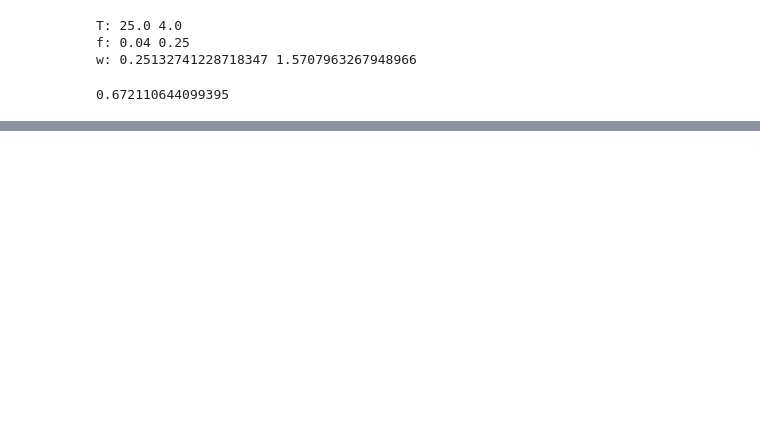
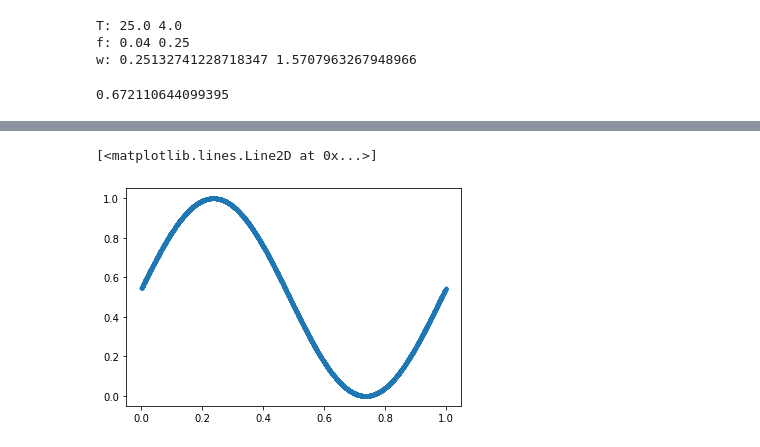
Before and after one commit to csherwood-usgs/runup, a Jupyter notebook: test_runup_funcs.ipynb, the cells around one changed output, grey strips where cells are left out. Cells and saved outputs as stored; diff of their text form; code cells hidden in the pictures; blank space fills up the shorter version.

```diff
--- a/test_runup_funcs.ipynb
+++ b/test_runup_funcs.ipynb
@@ -60,0 +100,9 @@ print(R2IPA)
+# %%
+phase_err_std = -4.8
+#phase_err_std = 0.
+phase = np.random.random_sample(5000)
+herr = 0.5*trange*np.cos(omega*phase*period-phase_err_std)+trange/2
+plt.plot(phase, herr,'.')
+# %% [output]
+[<matplotlib.lines.Line2D at 0x...>]
+[figure, added]
```
Also changed, not shown: parts of 8 cells of this notebook, 2 other files.
